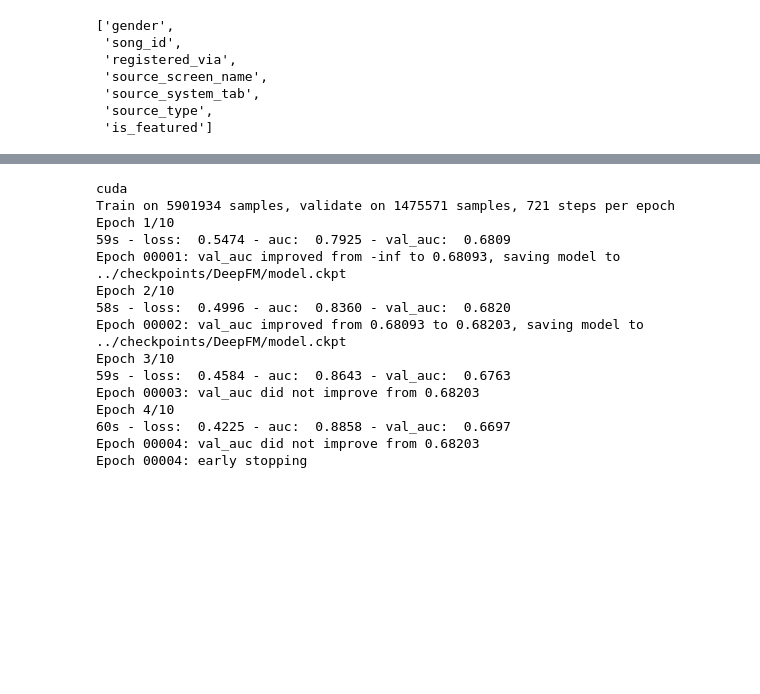
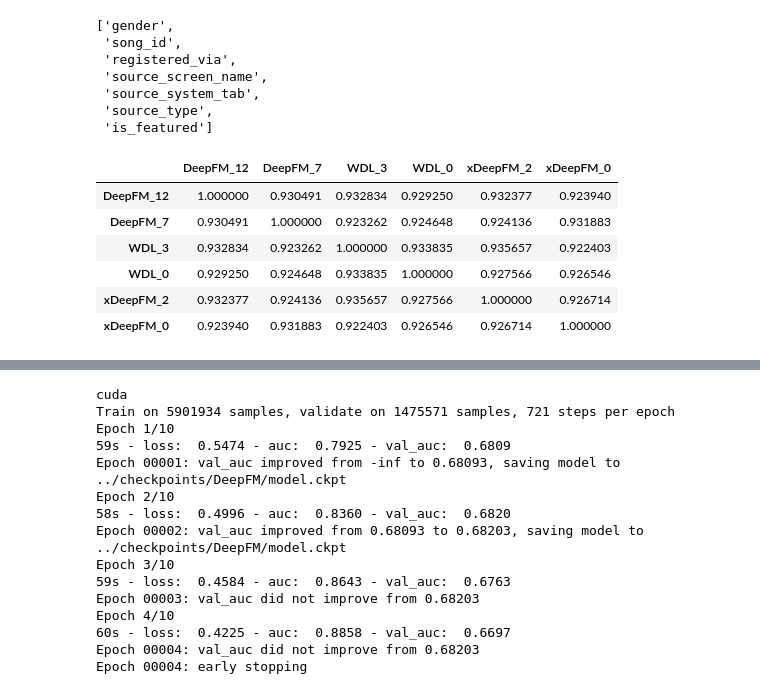
Before and after one commit to Junxiao-Zhao/KKBox_Music_Recommendation_System, a Jupyter notebook: notebooks/Preprocess.ipynb, the cells around one changed output, grey strips where cells are left out. Drawn from its saved outputs; the diff is of its cells as text; code cells hidden in the pictures; blank space fills up the shorter version.

```diff
--- a/notebooks/Preprocess.ipynb
+++ b/notebooks/Preprocess.ipynb
@@ -354,0 +389,12 @@ random_features(sparse_features)
+# %%
+top_models = get_top_models(models_dict, val_preds_dict, val_auc_dict)
+# %%
+pd.DataFrame({k: v[1] for k, v in top_models.items()}).corr()
+# %% [output]
+|  | DeepFM_12 | DeepFM_7 | WDL_3 | WDL_0 | xDeepFM_2 | xDeepFM_0 |
+| DeepFM_12 | 1.000000 | 0.930491 | 0.932834 | 0.929250 | 0.932377 | 0.923940 |
+| DeepFM_7 | 0.930491 | 1.000000 | 0.923262 | 0.924648 | 0.924136 | 0.931883 |
+| WDL_3 | 0.932834 | 0.923262 | 1.000000 | 0.933835 | 0.935657 | 0.922403 |
+| WDL_0 | 0.929250 | 0.924648 | 0.933835 | 1.000000 | 0.927566 | 0.926546 |
+| xDeepFM_2 | 0.932377 | 0.924136 | 0.935657 | 0.927566 | 1.000000 | 0.926714 |
+| xDeepFM_0 | 0.923940 | 0.931883 | 0.922403 | 0.926546 | 0.926714 | 1.000000 |
```
Also changed, not shown: parts of 21 cells of this notebook, 1 other file.
